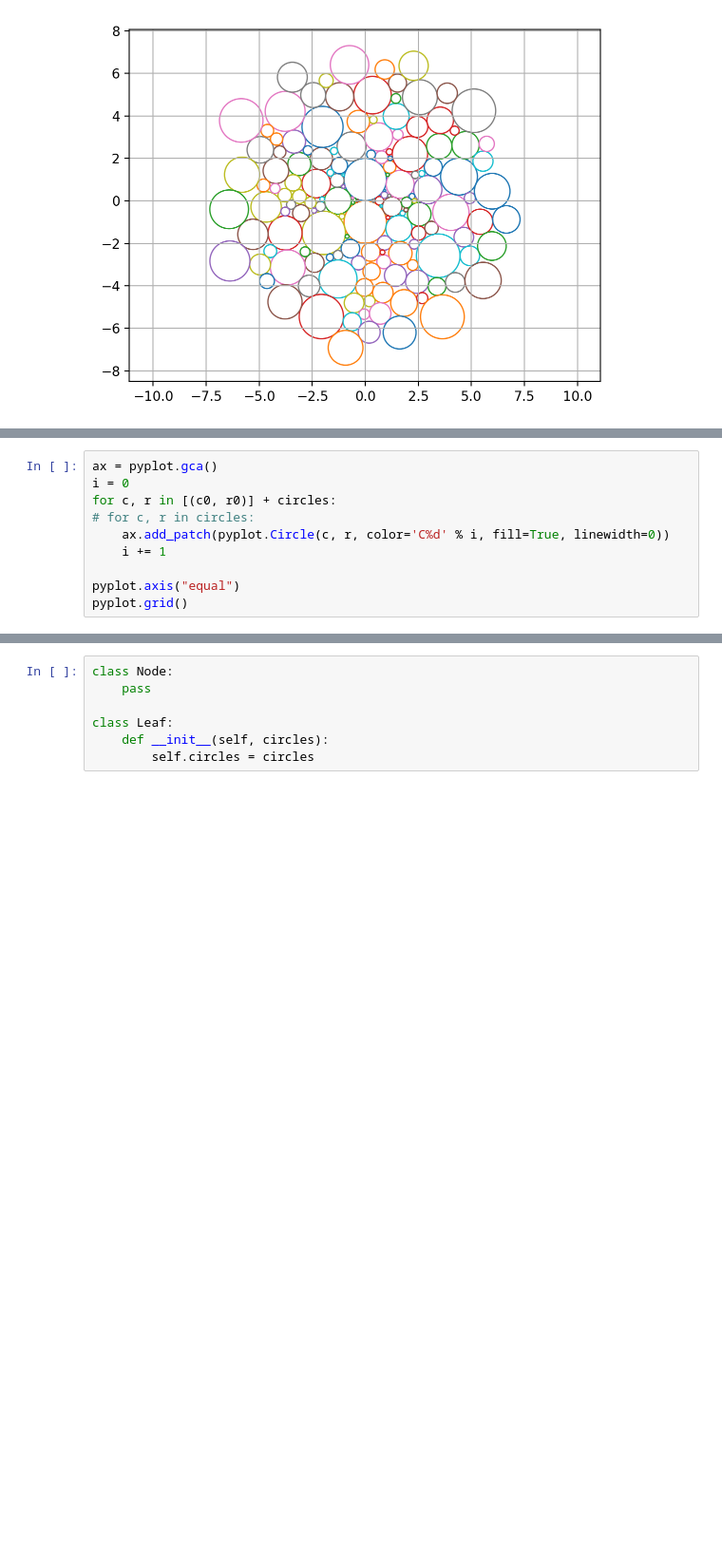
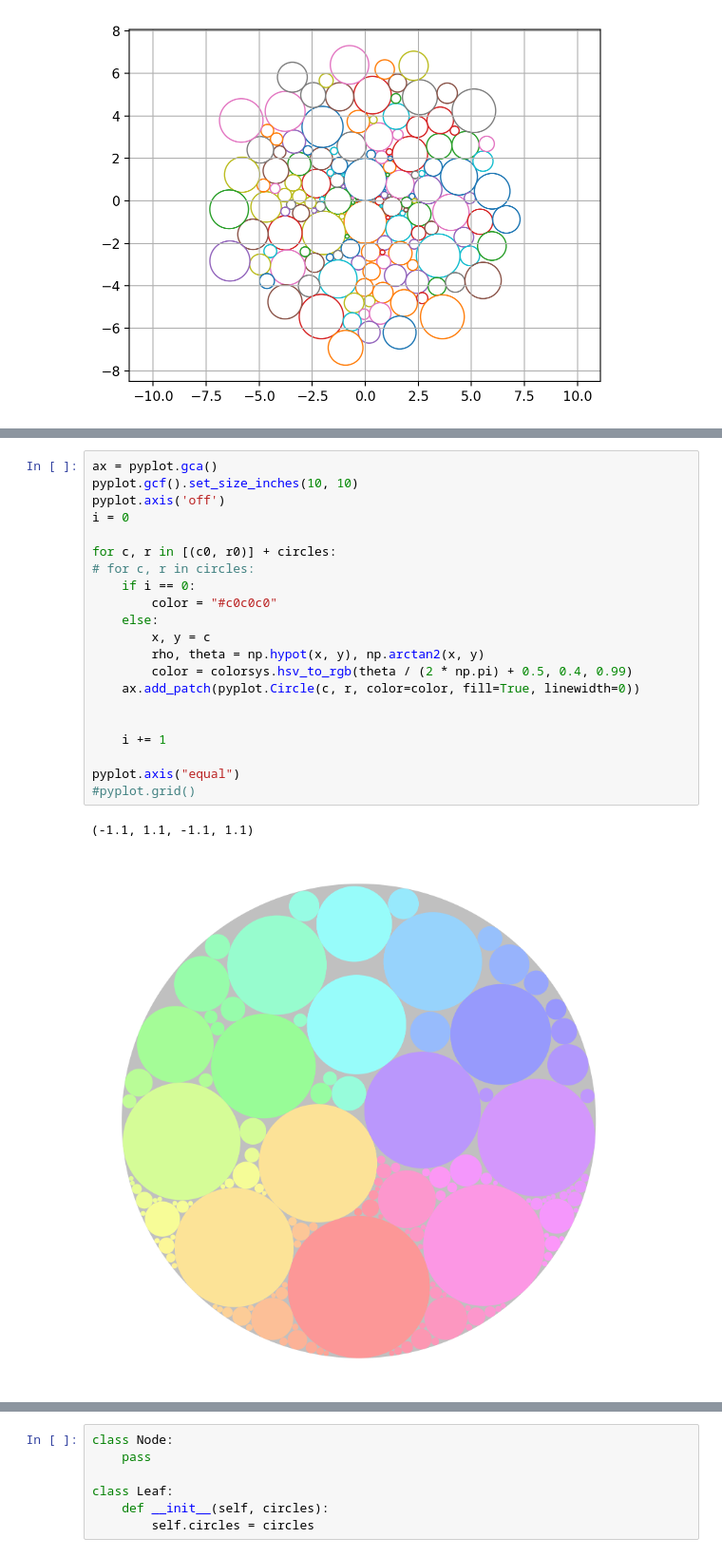
Before and after one commit to mdouze/cailloux, a Jupyter notebook: circles.ipynb, the cells around one changed output, grey strips where cells are left out. Shown: that part at 95% size. Cells and saved outputs as stored; diff of their text form; blank space fills up the shorter version.

```diff
--- a/circles.ipynb
+++ b/circles.ipynb
@@ -250,10 +191,0 @@ i=199 nb c3: 306 tot1=6307677 tot2=13962
-# %%
-ax = pyplot.gca()
-i = 0
-for c, r in [(c0, r0)] + circles:
-# for c, r in circles:
-    ax.add_patch(pyplot.Circle(c, r, color='C%d' % i, fill=True, linewidth=0))
-    i += 1
-
-pyplot.axis("equal")
-pyplot.grid()
@@ -263,0 +257,24 @@ pyplot.grid()
+# %%
+ax = pyplot.gca()
+pyplot.gcf().set_size_inches(10, 10)
+pyplot.axis('off')
+i = 0
+
+for c, r in [(c0, r0)] + circles:
+# for c, r in circles:
+    if i == 0:
+        color = "#c0c0c0"
+    else:
+        x, y = c
+        rho, theta = np.hypot(x, y), np.arctan2(x, y)
+        color = colorsys.hsv_to_rgb(theta / (2 * np.pi) + 0.5, 0.4, 0.99)
+    ax.add_patch(pyplot.Circle(c, r, color=color, fill=True, linewidth=0))
+
+
+    i += 1
+
+pyplot.axis("equal")
+#pyplot.grid()
+# %% [output]
+(-1.1, 1.1, -1.1, 1.1)
+[figure, added]
```
Also changed, not shown: parts of 10 cells of this notebook.
